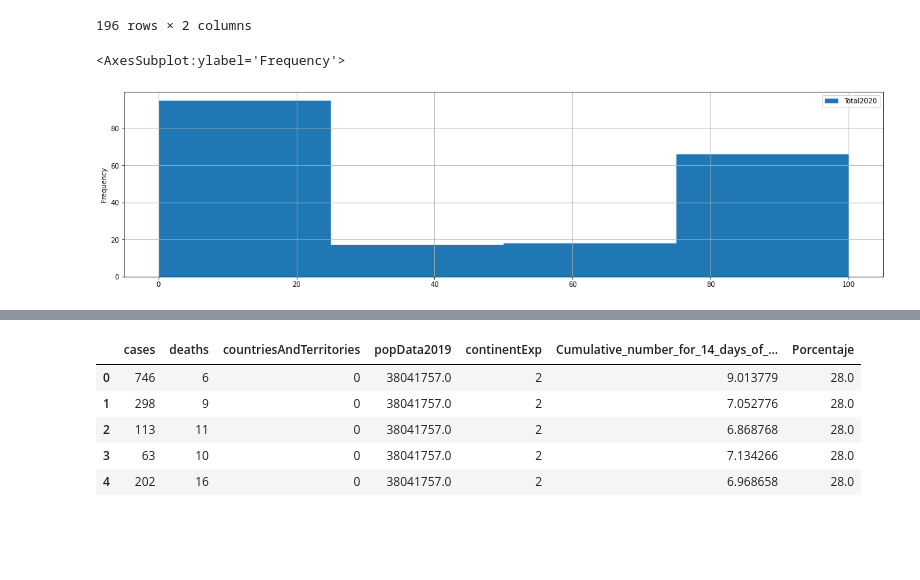
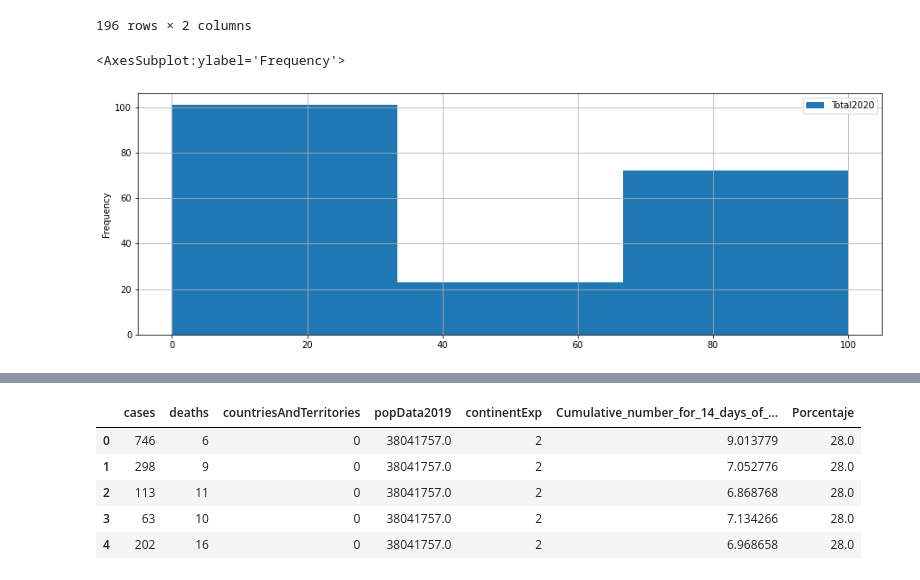
Before and after one commit to villagranp/DEV_Python, a Jupyter notebook: UNIR IA3/Tarea3_IA.ipynb, the cells around one changed output, grey strips where cells are left out. Drawn from its saved outputs; the diff is of its cells as text; code cells hidden in the pictures; blank space fills up the shorter version.

```diff
--- a/UNIR IA3/Tarea3_IA.ipynb
+++ b/UNIR IA3/Tarea3_IA.ipynb
@@ -196,10 +196,10 @@ df2['Total2020'] = df2['Total2020'].astype(int)
 df2['Pais'] = df2['Pais'].astype(str)
 df['countriesAndTerritories'] = df['countriesAndTerritories'].astype(str)
 # %%
-df2.plot.hist(bins=4,figsize=(20,5),grid=True)
+df2.plot.hist(bins=3,figsize=(15,5),grid=True)
 # %% [output]
 <AxesSubplot:ylabel='Frequency'>
-[figure, old version]
+[figure, new version]
 # %%
 classes = []
 for y in df2['Total2020']:
```
Also changed, not shown: parts of 22 cells of this notebook, 1 other file.
